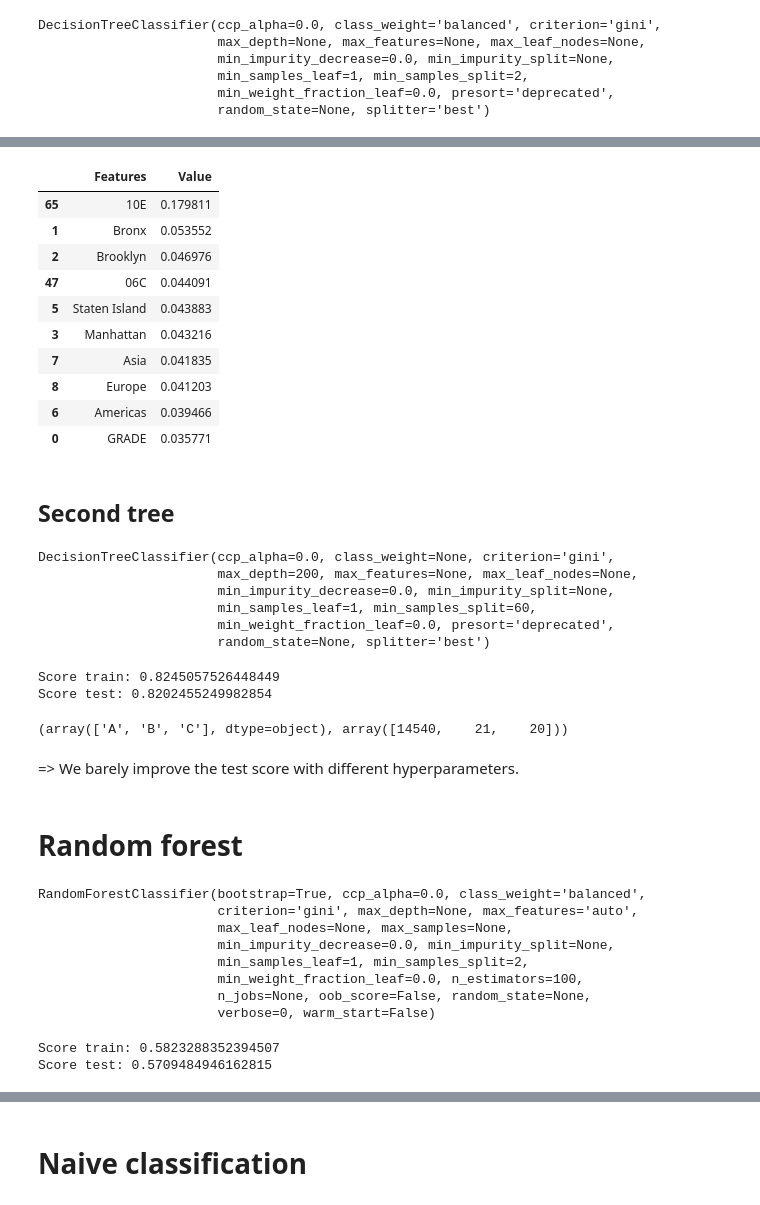
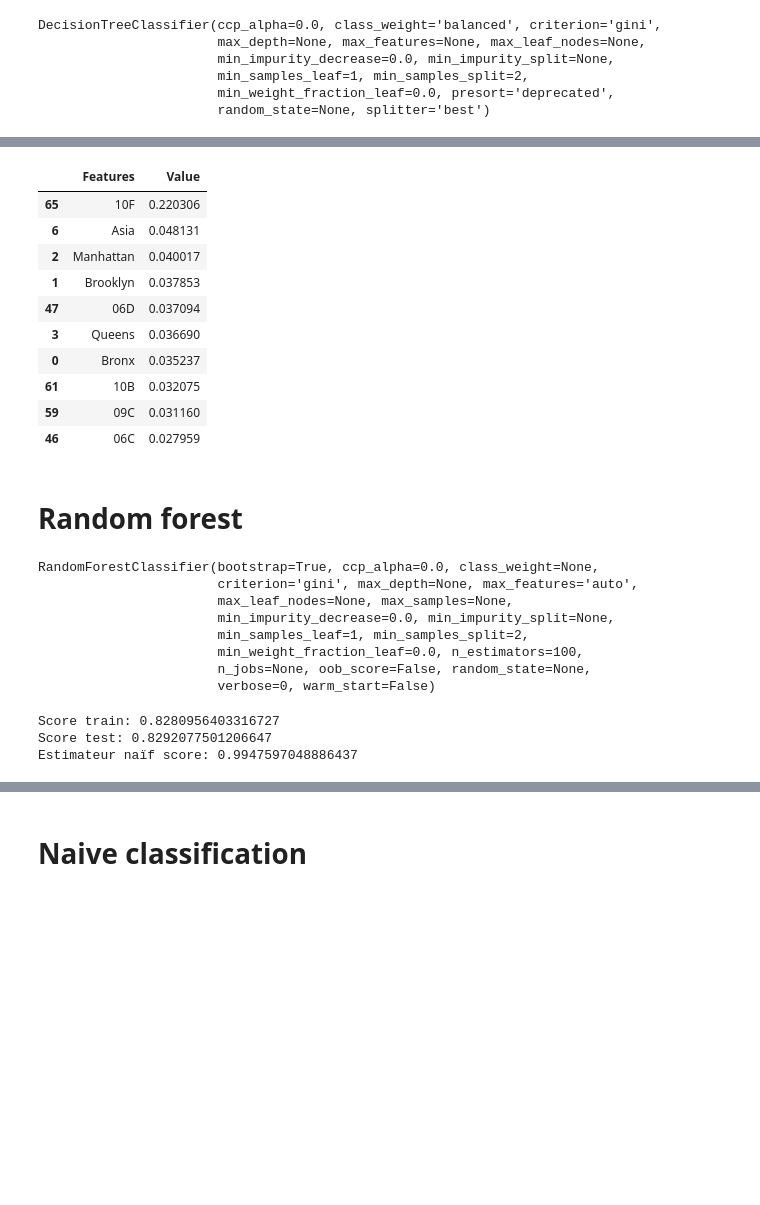
Before and after one commit to eungam/NYC-restaurant-inspections, a Jupyter notebook: Copy_of_Final_Project_Restaurant_Grades_NYC.ipynb, the cells around one changed output, grey strips where cells are left out. Drawn from its saved outputs; the diff is of its cells as text; code cells hidden in the pictures; blank space fills up the shorter version.

```diff
--- a/Copy_of_Final_Project_Restaurant_Grades_NYC.ipynb
+++ b/Copy_of_Final_Project_Restaurant_Grades_NYC.ipynb
@@ -237,5 +298,4 @@ Text(0.5, 1.0, 'Actual scores vs model predictions')
 ## First tree
 # %%
 # we take our 'initial' dataset and drop SCORE
-dataset = dataset.drop(['SCORE'], axis=1)
-dataset.head(5)
+dataset_categ = dataset.drop(['SCORE'], axis=1)
@@ -249,7 +302,7 @@ dataset.head(5)
 # %%
 # dropping non dummies columns
-dataset = dataset.drop(['BORO','Cuisine','VIOLATION CODE'], axis=1)
-dataset.head(5)
+dataset_categ = dataset_categ.drop(['BORO','Cuisine','VIOLATION CODE'], axis=1)
+dataset_categ.head(5)
 # %% [output]
 |  | GRADE | Bronx | Brooklyn | Manhattan | Queens | Staten Island | Americas | Asia | Europe | Others | ... |
 | 2 | B | 0 | 0 | 1 | 0 | 0 | 1 | 0 | 0 | 0 | ... |
@@ -259,17 +312,17 @@ dataset.head(5)
 | 10 | A | 0 | 0 | 1 | 0 | 0 | 0 | 0 | 0 | 1 | ... |
 # %%
 # removing grades that aren't A/B/C (the other letter grades mean that the grade is pending and thus aren't useful here)
-dataset = dataset.drop(dataset[(dataset['GRADE'] == 'N')].index)
-dataset = dataset.drop(dataset[(dataset['GRADE'] == 'Z')].index)
-dataset = dataset.drop(dataset[(dataset['GRADE'] == 'P')].index)
-dataset = dataset.drop(dataset[(dataset['GRADE'] == 'G')].index)
-dataset.GRADE.unique()
+dataset_categ = dataset_categ.drop(dataset_categ[(dataset_categ['GRADE'] == 'N')].index)
+dataset_categ = dataset_categ.drop(dataset_categ[(dataset_categ['GRADE'] == 'Z')].index)
+dataset_categ = dataset_categ.drop(dataset_categ[(dataset_categ['GRADE'] == 'P')].index)
+dataset_categ = dataset_categ.drop(dataset_categ[(dataset_categ['GRADE'] == 'G')].index)
+dataset_categ.GRADE.unique()
 # %% [output]
 array(['B', 'A', 'C'], dtype=object)
 # %%
 # defining X and y, y being the GRADE and X being all other columns *not GRADE*
-y = dataset["GRADE"]
-X = dataset.drop("GRADE", axis=1)
+y = dataset_categ["GRADE"]
+X = dataset_categ.drop("GRADE", axis=1)
 # %%
 from sklearn.model_selection import train_test_split
 X_train, X_test, y_train, y_test = train_test_split(X, y, test_size=0.2, random_state=0)
@@ -318,54 +371,30 @@ print(np.unique(pred_tree, return_counts=True))
 # %%
 # putting feature importance in a dataframe
-feature_importance = pd.DataFrame({"Features":dataset.columns[:-1],
+feature_importance = pd.DataFrame({"Features":dataset_categ.columns[1:],
                                     "Value": classifier.feature_importances_})
 
 # getting the top 10
 feature_importance.nlargest(10, 'Value')
 # %% [output]
 |  | Features | Value |
-| 65 | 10E | 0.179811 |
-| 1 | Bronx | 0.053552 |
-| 2 | Brooklyn | 0.046976 |
-| 47 | 06C | 0.044091 |
-| 5 | Staten Island | 0.043883 |
-| 3 | Manhattan | 0.043216 |
-| 7 | Asia | 0.041835 |
-| 8 | Europe | 0.041203 |
-| 6 | Americas | 0.039466 |
-| 0 | GRADE | 0.035771 |
+| 65 | 10F | 0.220306 |
+| 6 | Asia | 0.048131 |
+| 2 | Manhattan | 0.040017 |
+| 1 | Brooklyn | 0.037853 |
+| 47 | 06D | 0.037094 |
+| 3 | Queens | 0.036690 |
+| 0 | Bronx | 0.035237 |
+| 61 | 10B | 0.032075 |
+| 59 | 09C | 0.031160 |
+| 46 | 06C | 0.027959 |
-# %% [markdown]
-## Second tree
-# %%
-classifier2 = DecisionTreeClassifier(min_samples_split=60, max_depth=200)
-classifier2.fit(X_train, y_train)
-# %% [output]
-DecisionTreeClassifier(ccp_alpha=0.0, class_weight=None, criterion='gini',
-                       max_depth=200, max_features=None, max_leaf_nodes=None,
-                       min_impurity_decrease=0.0, min_impurity_split=None,
-                       min_samples_leaf=1, min_samples_split=60,
-                       min_weight_fraction_leaf=0.0, presort='deprecated',
-                       random_state=None, splitter='best')
-# %%
-print("Score train:", classifier2.score(X_train, y_train))
-print("Score test:", classifier2.score(X_test, y_test))
-# %% [output]
-Score train: 0.8245057526448449
-Score test: 0.8202455249982854
-# %%
-np.unique(classifier2.predict(X_test), return_counts=True)
-# %% [output]
-(array(['A', 'B', 'C'], dtype=object), array([14540,    21,    20]))
-# %% [markdown]
-=> We barely improve the test score with different hyperparameters.
 # %% [markdown]
 # Random forest
 # %%
 from sklearn.ensemble import RandomForestClassifier
-forest = RandomForestClassifier(class_weight='balanced')
+forest = RandomForestClassifier()
 forest.fit(X_train, y_train)
 # %% [output]
-RandomForestClassifier(bootstrap=True, ccp_alpha=0.0, class_weight='balanced',
+RandomForestClassifier(bootstrap=True, ccp_alpha=0.0, class_weight=None,
                        criterion='gini', max_depth=None, max_features='auto',
                        max_leaf_nodes=None, max_samples=None,
                        min_impurity_decrease=0.0, min_impurity_split=None,
@@ -376,9 +405,11 @@ RandomForestClassifier(bootstrap=True, ccp_alpha=0.0, class_weight='balanced',
 # %%
 print("Score train:",forest.score(X_train, y_train))
 print("Score test:",forest.score(X_test, y_test))
+print("Estimateur naïf score:", forest.score(X_test, np.array(['A'] * len(y_test))))
 # %% [output]
-Score train: 0.5823288352394507
-Score test: 0.5709484946162815
+Score train: 0.8280956403316727
+Score test: 0.8292077501206647
+Estimateur naïf score: 0.9947597048886437
 # %%
 pred_forest = forest.predict(X_test)
 # comparing predictions vs y_test
```
Also changed, not shown: parts of 45 cells of this notebook.
